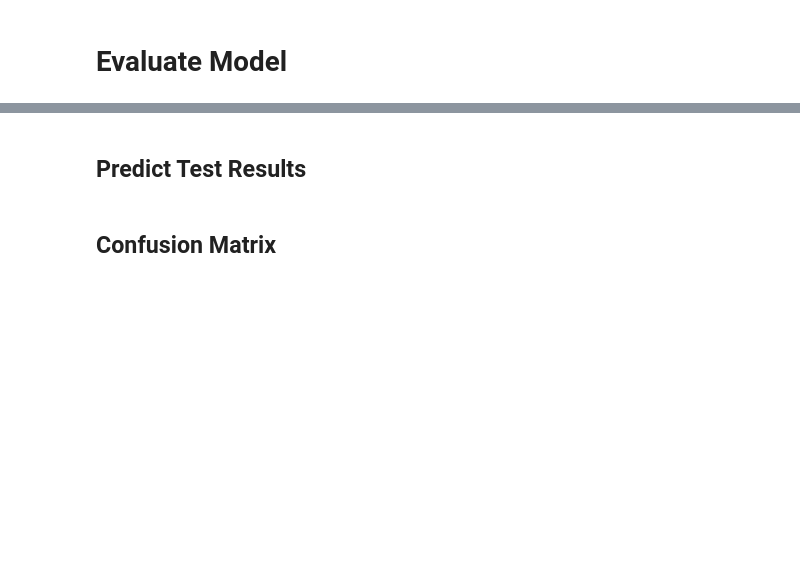
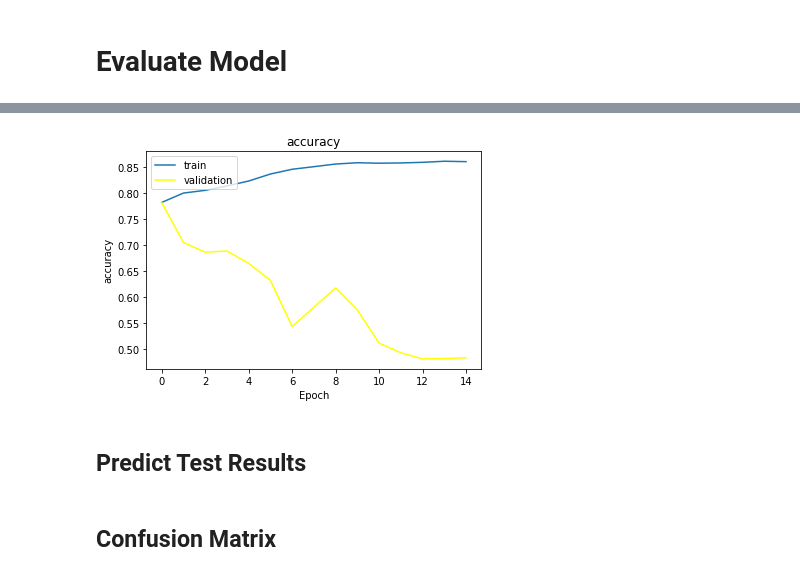
Before and after one commit to luisespriella9/Deep-Learning-Hands-On-ANN-Course, a Jupyter notebook: Artificial_Neural_Networks/Churn_Modelling.ipynb, the cells around one changed output, grey strips where cells are left out. Saved outputs shown, nothing was run; the diff lists cells and outputs as text; code cells hidden in the pictures; blank space fills up the shorter version.

```diff
--- a/Artificial_Neural_Networks/Churn_Modelling.ipynb
+++ b/Artificial_Neural_Networks/Churn_Modelling.ipynb
@@ -111,3 +123,13 @@ Epoch 10/10
+# %%
+plt.plot([i for i in range(len(history.history["accuracy"]))], history.history["accuracy"], label="train")
+plt.plot([i for i in range(len(history.history["val_accuracy"]))], history.history["val_accuracy"], label="validation", color="yellow")
+plt.legend(loc="upper left")
+plt.title("accuracy")
+plt.xlabel("Epoch")
+plt.ylabel("accuracy")
+plt.show()
+# %% [output]
+[figure, added]
 # %% [markdown]
 ## Predict Test Results
 # %%
```
Also changed, not shown: parts of 9 cells of this notebook.
